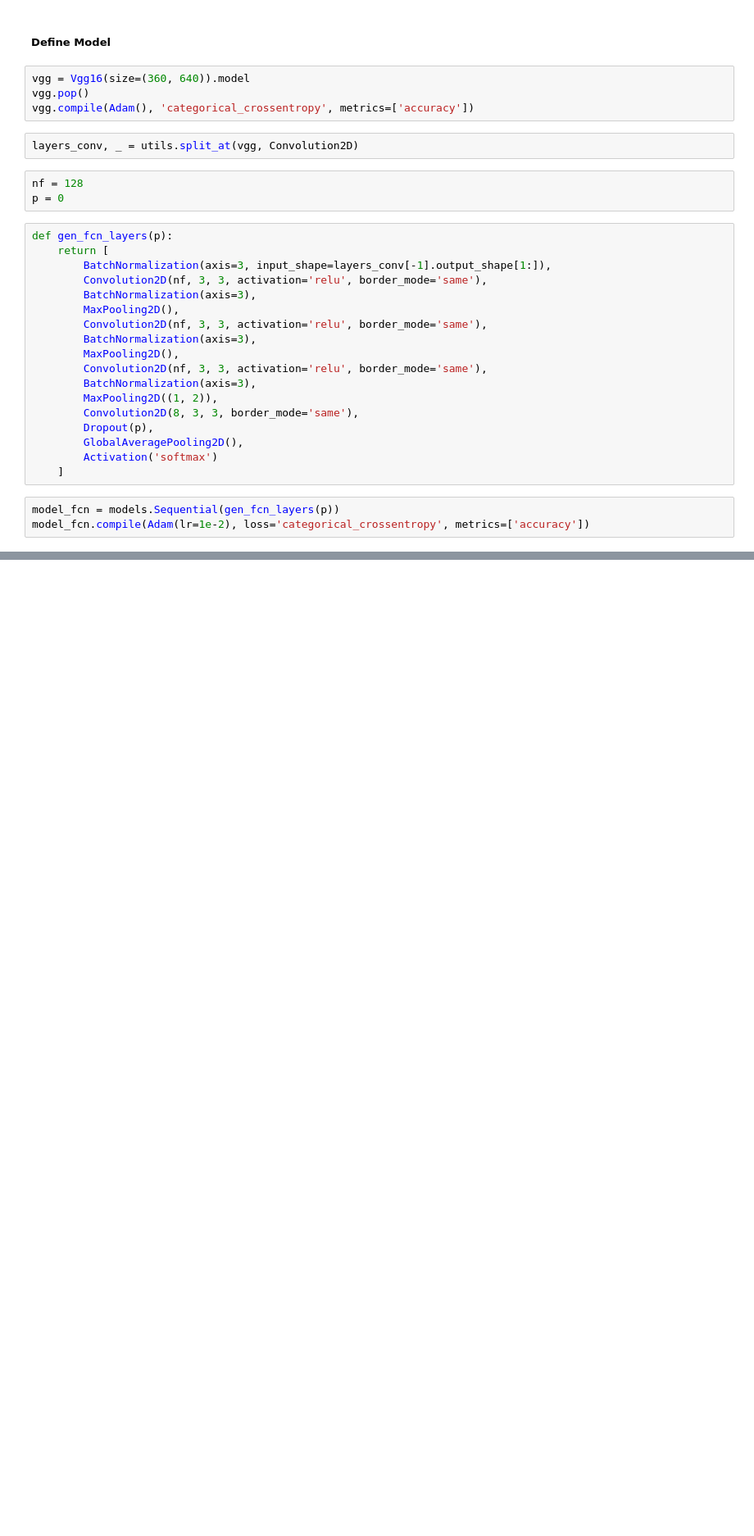
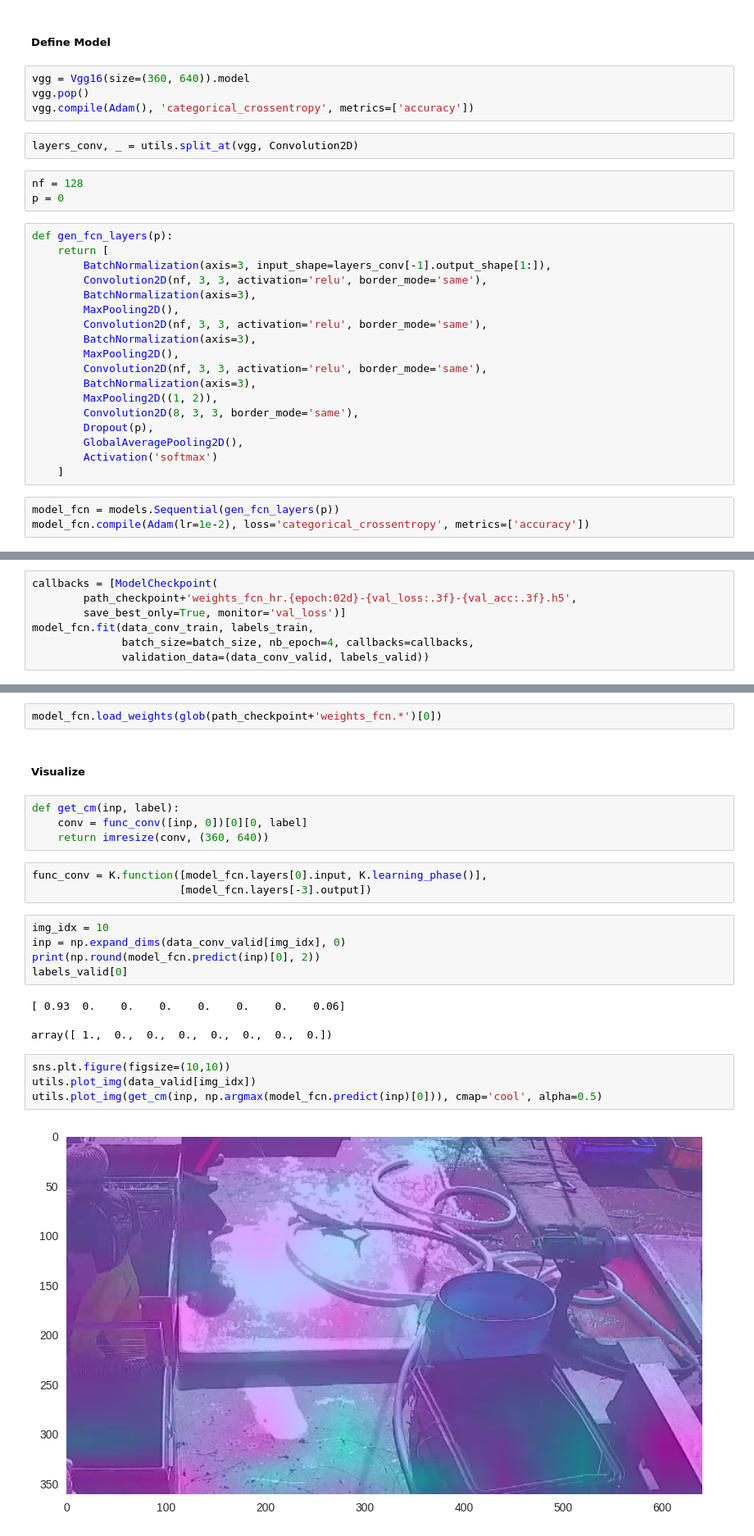
Before and after one commit to osheari1/fast_ai, a Jupyter notebook: lessons/lesson7.ipynb, the cells around one changed output, grey strips where cells are left out. Shown at 82% size. Drawn from its saved outputs; the diff is of its cells as text; blank space fills up the shorter version.

```diff
--- a/lessons/lesson7.ipynb
+++ b/lessons/lesson7.ipynb
@@ -806,0 +949,7 @@ model_fcn.compile(Adam(lr=1e-2), loss='categorical_crossentropy', metrics=['accu
+# %%
+callbacks = [ModelCheckpoint(
+        path_checkpoint+'weights_fcn_hr.{epoch:02d}-{val_loss:.3f}-{val_acc:.3f}.h5',
+        save_best_only=True, monitor='val_loss')]
+model_fcn.fit(data_conv_train, labels_train,
+              batch_size=batch_size, nb_epoch=4, callbacks=callbacks,
+              validation_data=(data_conv_valid, labels_valid))
@@ -806,0 +972,25 @@ model_fcn.compile(Adam(lr=1e-2), loss='categorical_crossentropy', metrics=['accu
+# %%
+model_fcn.load_weights(glob(path_checkpoint+'weights_fcn.*')[0])
+# %% [markdown]
+##### Visualize
+# %%
+def get_cm(inp, label):
+    conv = func_conv([inp, 0])[0][0, label]
+    return imresize(conv, (360, 640))
+# %%
+func_conv = K.function([model_fcn.layers[0].input, K.learning_phase()],
+                       [model_fcn.layers[-3].output])
+# %%
+img_idx = 10
+inp = np.expand_dims(data_conv_valid[img_idx], 0)
+print(np.round(model_fcn.predict(inp)[0], 2))
+labels_valid[0]
+# %% [output]
+[ 0.93  0.    0.    0.    0.    0.    0.    0.06]
+array([ 1.,  0.,  0.,  0.,  0.,  0.,  0.,  0.])
+# %%
+sns.plt.figure(figsize=(10,10))
+utils.plot_img(data_valid[img_idx])
+utils.plot_img(get_cm(inp, np.argmax(model_fcn.predict(inp)[0])), cmap='cool', alpha=0.5)
+# %% [output]
+[figure, added]
```
Also changed, not shown: parts of 36 cells of this notebook, 1 other file.
